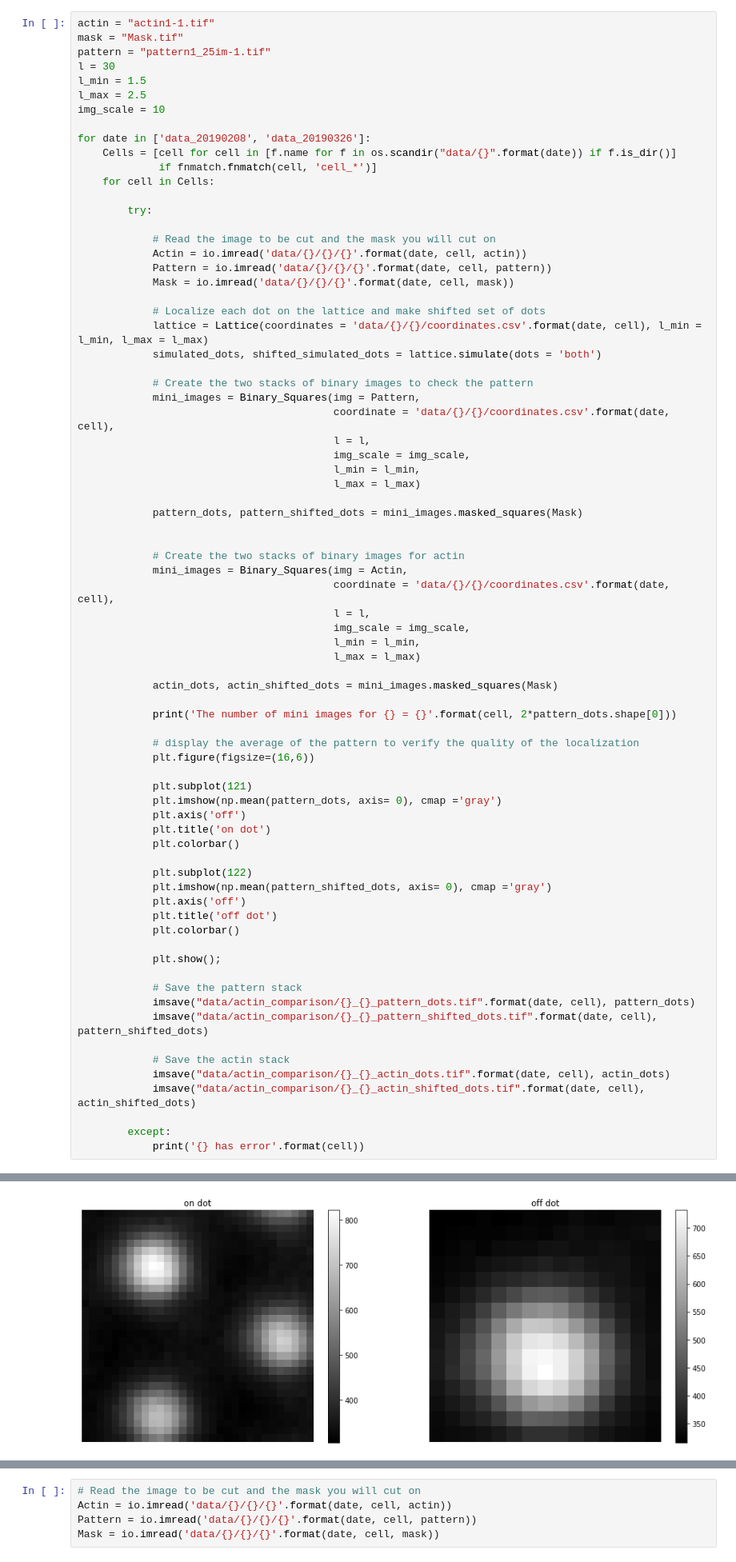
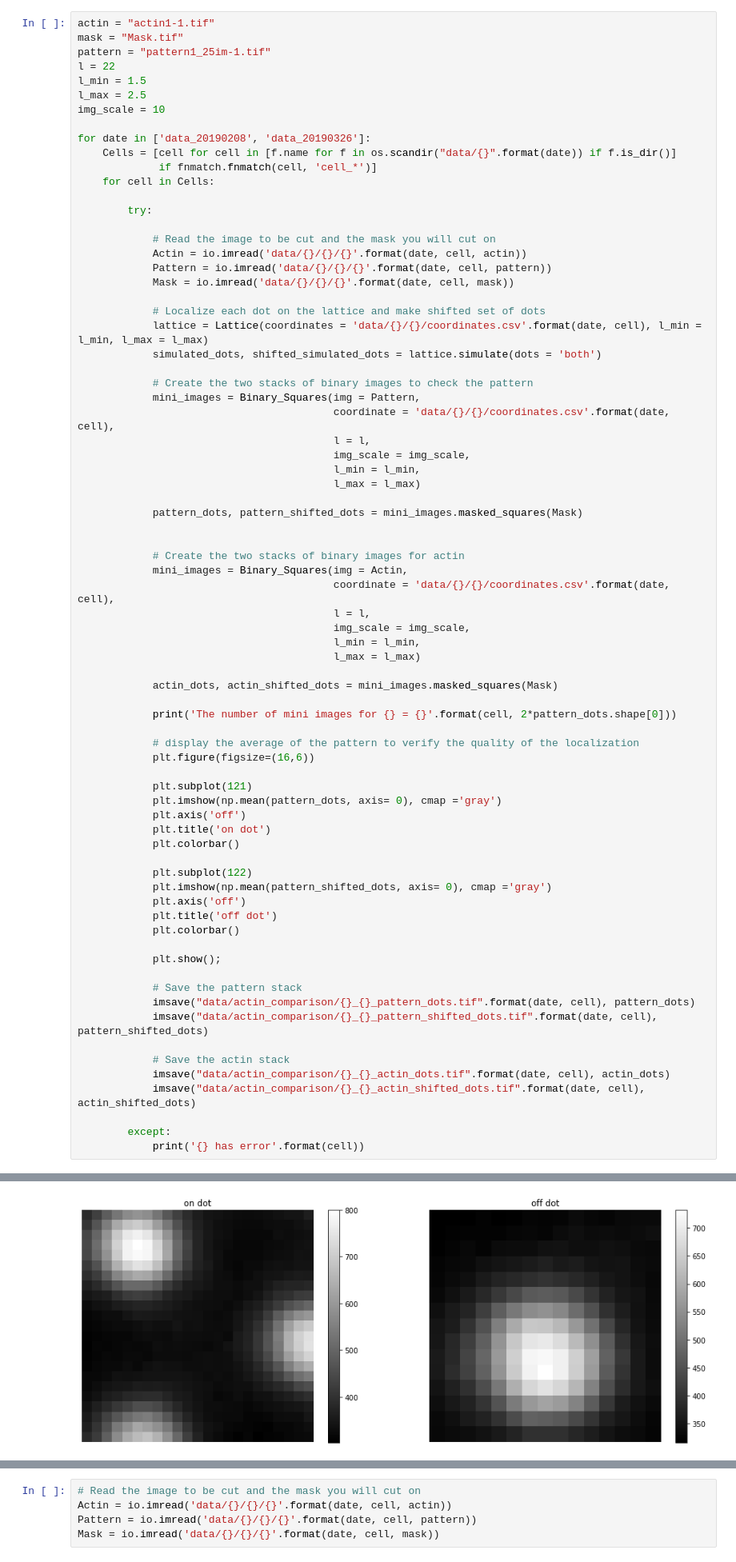
Before and after one commit to ahmed344/AI-based-detection-of-T-cell-features, a Jupyter notebook: Mini_images_classifier/mini_images_actin comparison.ipynb, the cells around one changed output, grey strips where cells are left out. Shown: that part at 80% size. Cells and saved outputs as stored; diff of their text form.

```diff
--- a/Mini_images_classifier/mini_images_actin comparison.ipynb
+++ b/Mini_images_classifier/mini_images_actin comparison.ipynb
@@ -19,7 +137,7 @@ from binary import Binary_Images
 actin = "actin1-1.tif"
 mask = "Mask.tif"
 pattern = "pattern1_25im-1.tif"
-l = 30
+l = 22
 l_min = 1.5
 l_max = 2.5
 img_scale = 10
@@ -98,4 +216,4 @@ The number of mini images for cell_24_1 = 28
-[figure, old version]
+[figure, new version]
 Warning: failed to fit a general Gaussian on the pitch histogram
 Warning: failed to fit a general Gaussian on the pitch histogram
 Warning: failed to fit a general Gaussian on the pitch histogram
```
Also changed, not shown: parts of 2 cells of this notebook, 2 other files.
